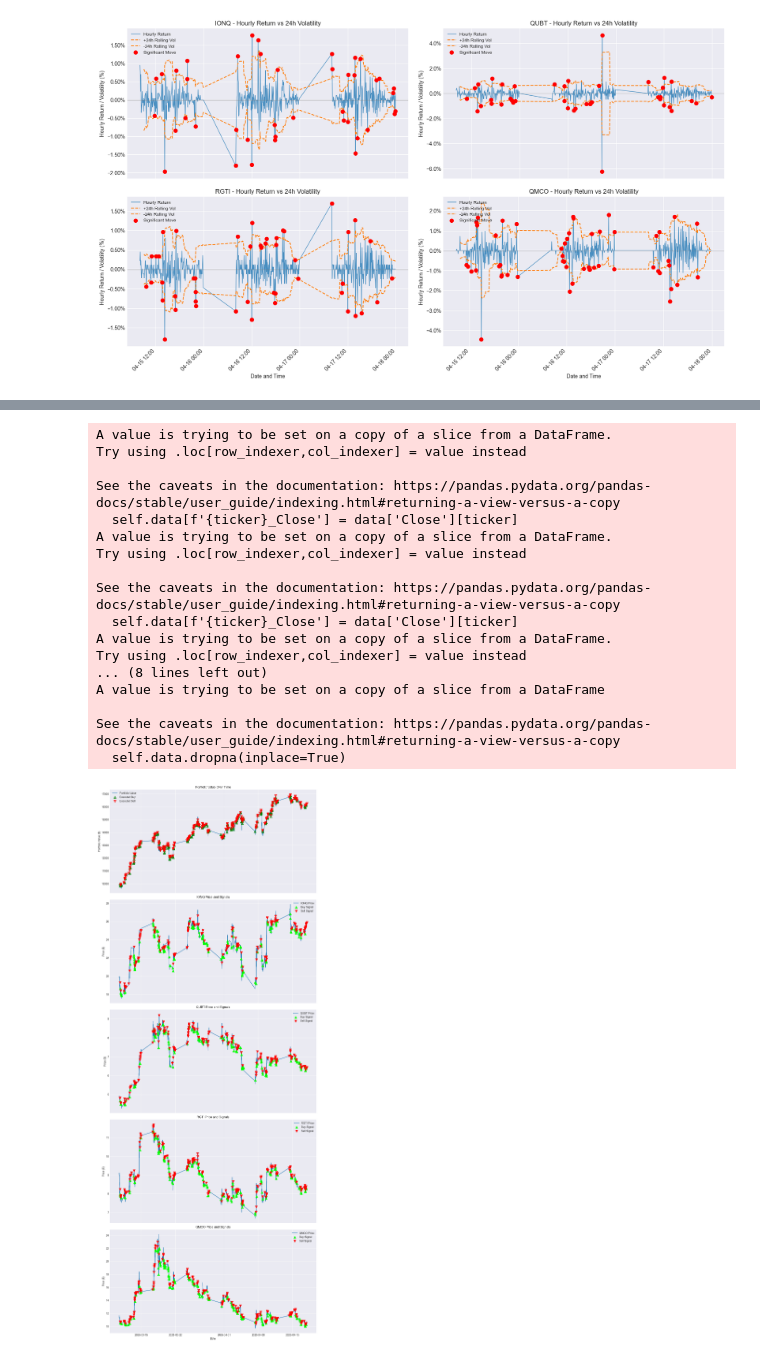
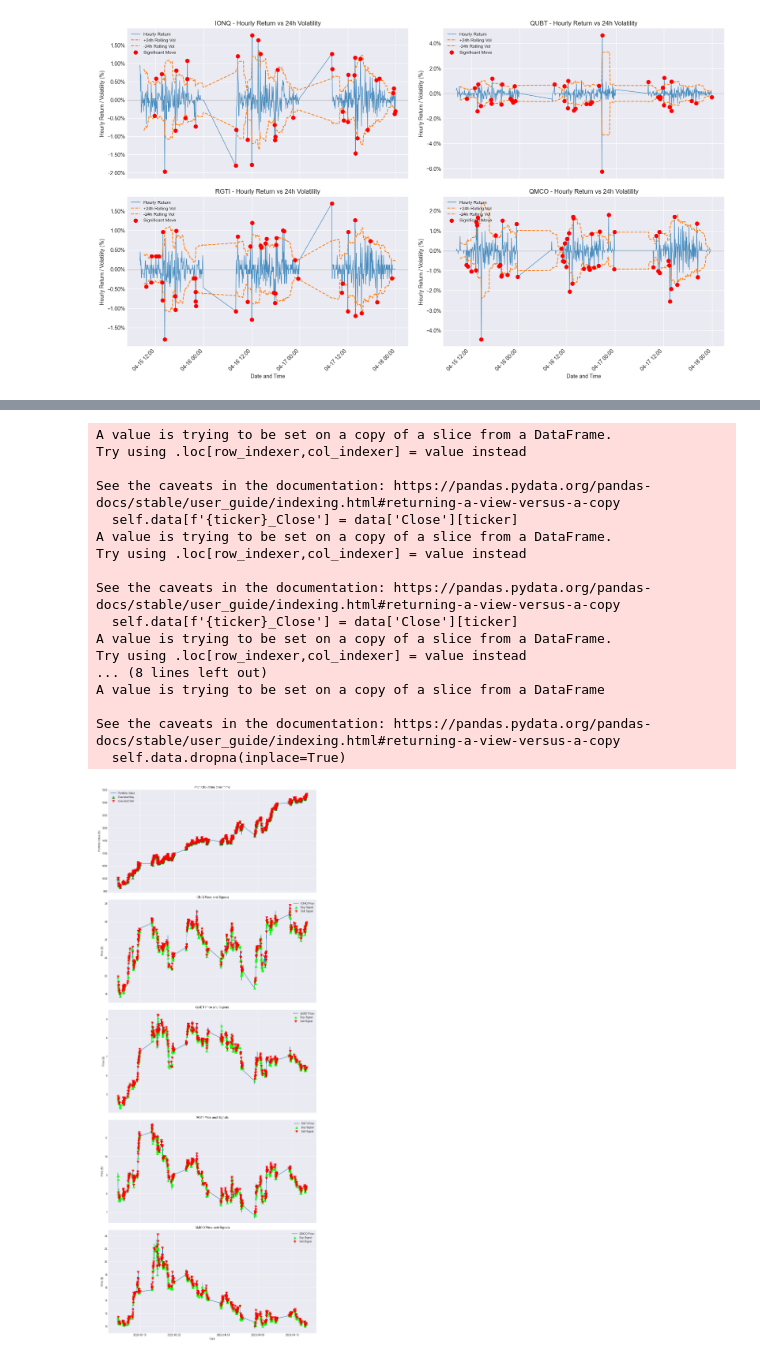
Before and after one commit to andrewBatutin/ib-ai-bot, a Jupyter notebook: notebooks/q_stock_sigma.ipynb, the cells around one changed output, grey strips where cells are left out. Drawn from its saved outputs; the diff is of its cells as text; code cells hidden in the pictures.

```diff
--- a/notebooks/q_stock_sigma.ipynb
+++ b/notebooks/q_stock_sigma.ipynb
@@ -207,7 +207,7 @@ start = '2025-03-10'
 end = '2025-04-18'
 
 bb_params = {
-        'window': 25,    # 20-day SMA
+        'window': 5,    # 20-day SMA
         'num_std': 1.0   # 2 standard deviations
     }
 
@@ -217,8 +217,8 @@ backtester = SimpleBacktester(
         end_date=end,
         strategy_name='bollinger_bands',
         strategy_params=bb_params,
-        initial_capital=10000.0,
-        trade_size_fraction=0.25,
+        initial_capital=1000.0,
+        trade_size_fraction=0.1,
         interval='5m'
     )
 
@@ -245,19 +245,19 @@ Performance Metrics:
 - Win Rate (%): 100.00
 A value is trying to be set on a copy of a slice from a DataFrame.
 Try using .loc[row_indexer,col_indexer] = value instead
 
 See the caveats in the documentation: https://pandas.pydata.org/pandas-docs/stable/user_guide/indexing.html#returning-a-view-versus-a-copy
   self.data[f'{ticker}_Close'] = data['Close'][ticker]
 A value is trying to be set on a copy of a slice from a DataFrame.
 Try using .loc[row_indexer,col_indexer] = value instead
 
 See the caveats in the documentation: https://pandas.pydata.org/pandas-docs/stable/user_guide/indexing.html#returning-a-view-versus-a-copy
   self.data[f'{ticker}_Close'] = data['Close'][ticker]
 A value is trying to be set on a copy of a slice from a DataFrame.
 Try using .loc[row_indexer,col_indexer] = value instead
 ... (8 lines left out)
 A value is trying to be set on a copy of a slice from a DataFrame
 
 See the caveats in the documentation: https://pandas.pydata.org/pandas-docs/stable/user_guide/indexing.html#returning-a-view-versus-a-copy
   self.data.dropna(inplace=True)
-[figure, old version]
+[figure, new version]
```
Also changed, not shown: parts of 1 cell of this notebook.
